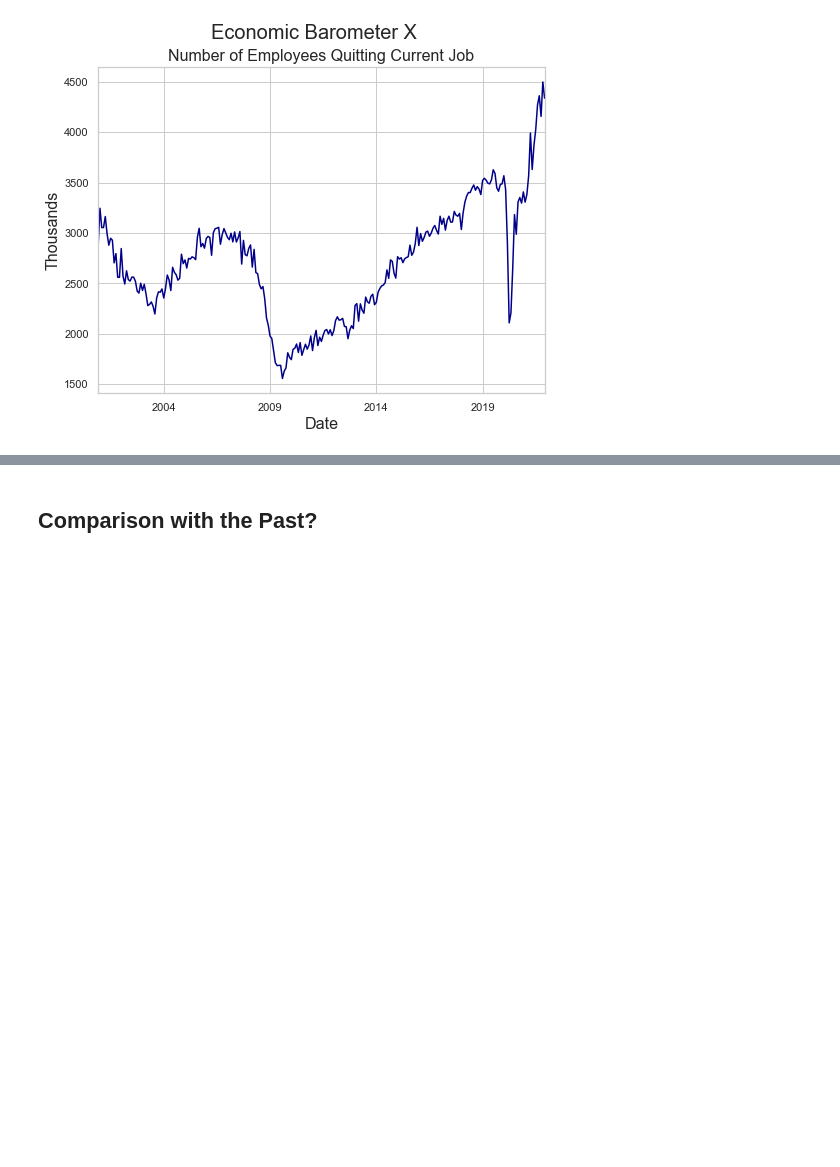
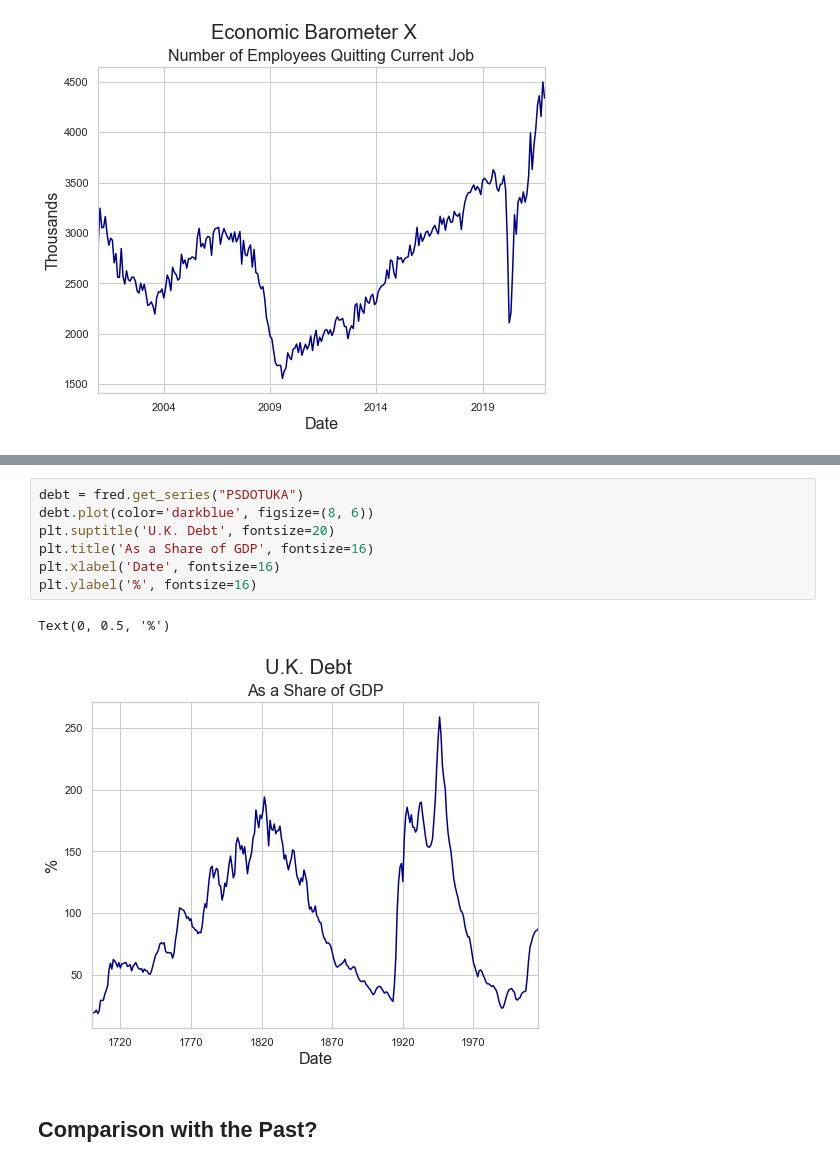
Before and after one commit to thsavage/Public-Presentations, a Jupyter notebook: Implications of the Current Economic Cycle for CRE.ipynb, the cells around one changed output, grey strips where cells are left out. Saved outputs shown, nothing was run; the diff lists cells and outputs as text; blank space fills up the shorter version.

```diff
--- a/Implications of the Current Economic Cycle for CRE.ipynb
+++ b/Implications of the Current Economic Cycle for CRE.ipynb
@@ -179,3 +189,13 @@ Text(0, 0.5, 'Thousands')
+# %%
+debt = fred.get_series("PSDOTUKA")
+debt.plot(color='darkblue', figsize=(8, 6))
+plt.suptitle('U.K. Debt', fontsize=20)
+plt.title('As a Share of GDP', fontsize=16)
+plt.xlabel('Date', fontsize=16)
+plt.ylabel('%', fontsize=16)
+# %% [output]
+Text(0, 0.5, '%')
+[figure, added]
 # %% [markdown]
 ## Comparison with the Past?
 # %%
```
Also changed, not shown: parts of 2 cells of this notebook, 1 other file.
